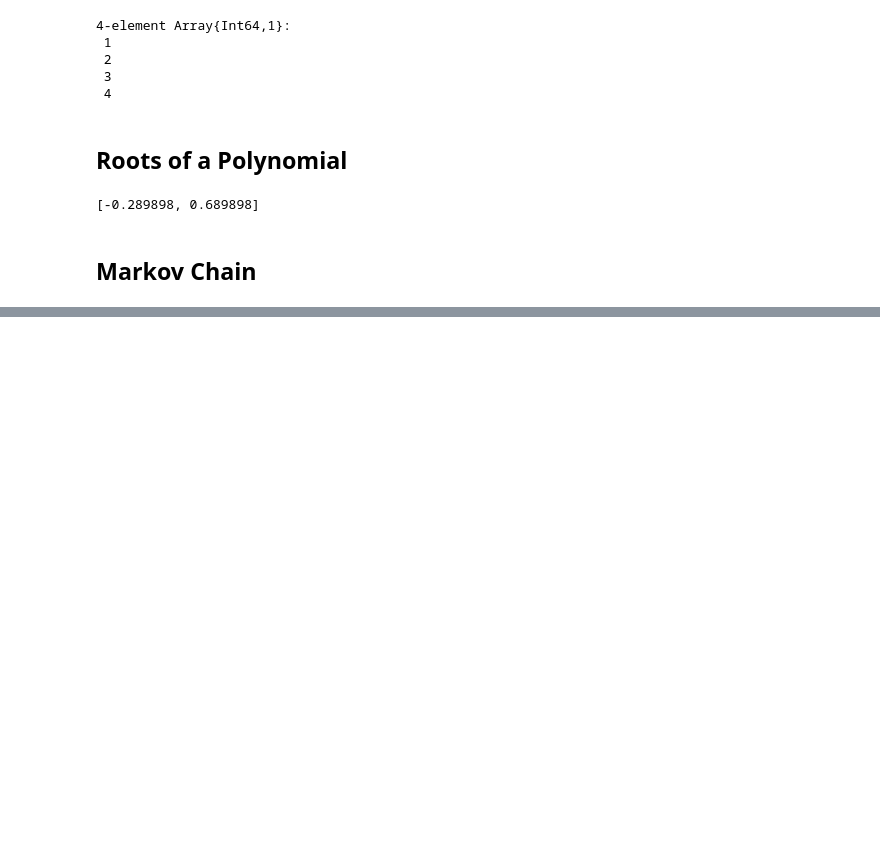
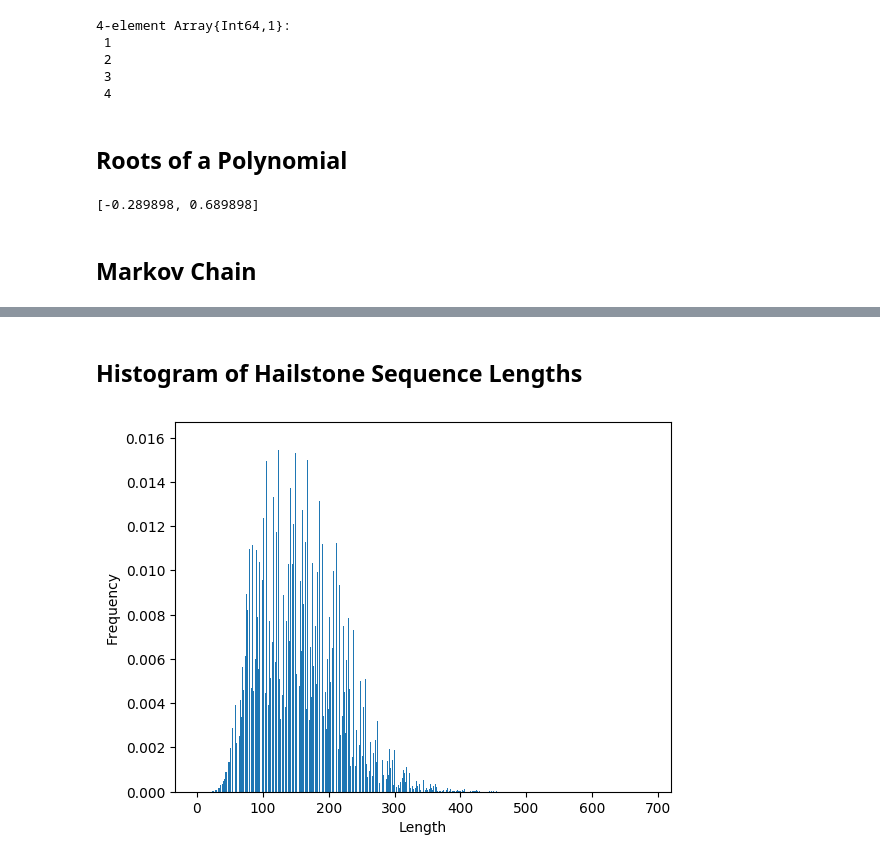
Before and after one commit to Chaanks/learn-julia, a Jupyter notebook: Crash_Course_by_Example.ipynb, the cells around one changed output, grey strips where cells are left out. Saved outputs shown, nothing was run; the diff lists cells and outputs as text; code cells hidden in the pictures; blank space fills up the shorter version.

```diff
--- a/Crash_Course_by_Example.ipynb
+++ b/Crash_Course_by_Example.ipynb
@@ -75,0 +130,25 @@ piProb4 = numInState/N
+# %% [markdown]
+## Histogram of Hailstone Sequence Lengths
+# %%
+using PyPlot
+
+function hail_length(x::Int)
+    n = 0
+    while x != 1
+        if x % 2 == 0
+            x = Int(x/2)
+        else
+            x = 3x +1
+        end
+        n += 1
+    end
+    return n
+end
+
+lengths = [hail_length(x0) for x0 in 2:10^7]
+
+plt[:hist](lengths, 1000, normed="true")
+xlabel("Length")
+ylabel("Frequency");
+# %% [output]
+[figure, added]
```
Also changed, not shown: parts of 14 cells of this notebook, 1 other file.
